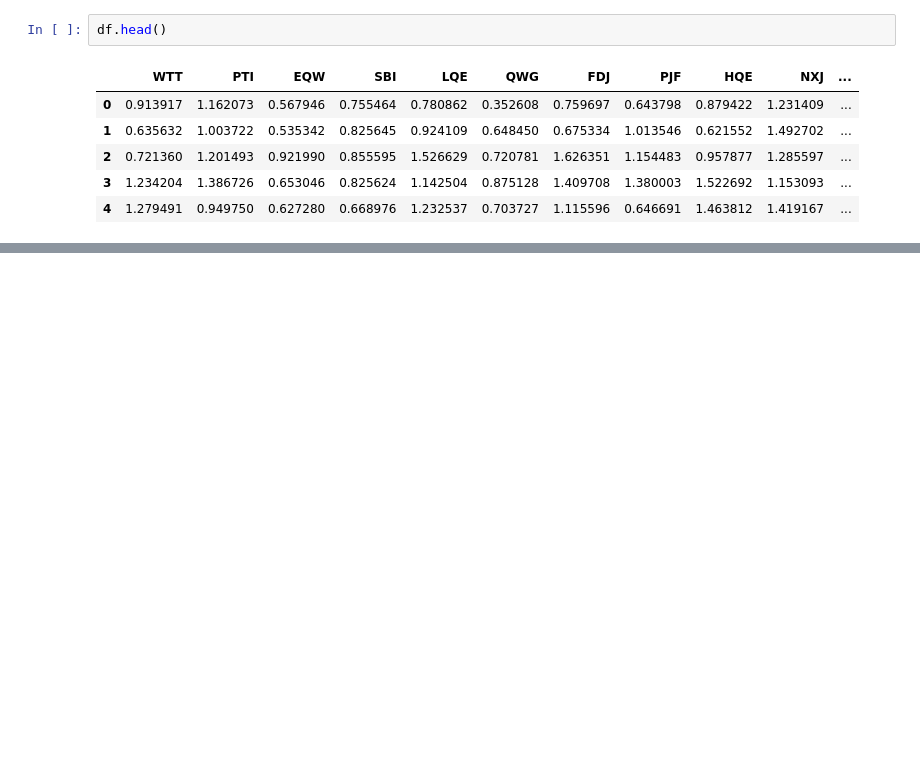
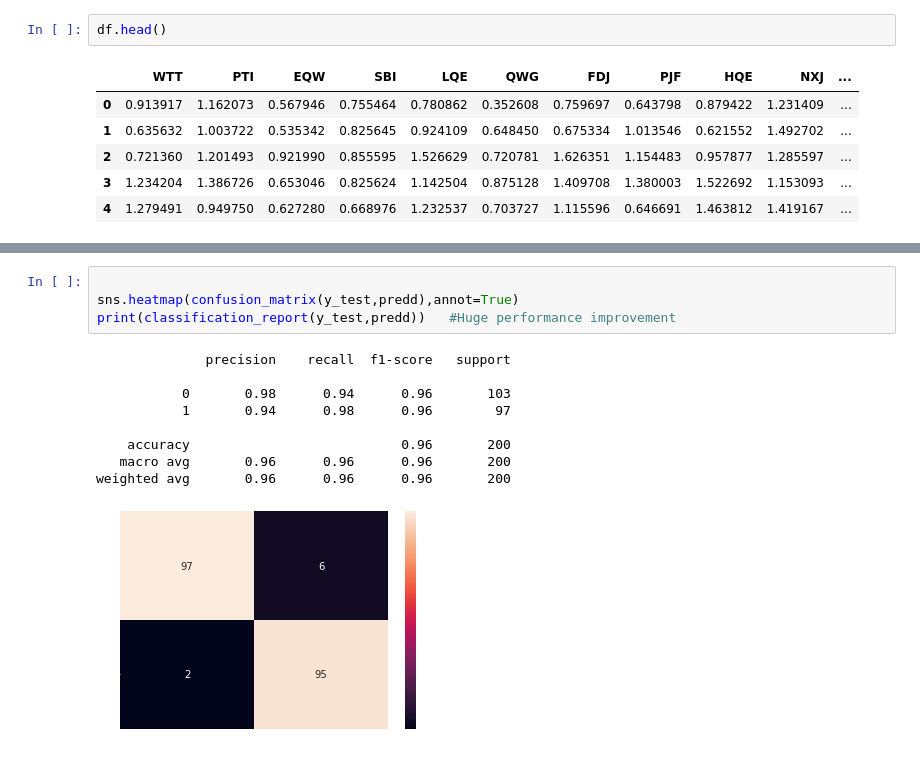
Before and after one commit to kwabena55/ML-Crash-Course, a Jupyter notebook: 33.K Nearest Neighbor.ipynb, the cells around one changed output, grey strips where cells are left out. Cells and saved outputs as stored; diff of their text form; blank space fills up the shorter version.

```diff
--- a/33.K Nearest Neighbor.ipynb
+++ b/33.K Nearest Neighbor.ipynb
@@ -41,0 +141,14 @@ sns.pairplot(df)
+# %%
+
+sns.heatmap(confusion_matrix(y_test,predd),annot=True)
+print(classification_report(y_test,predd))   #Huge performance improvement
+# %% [output]
+              precision    recall  f1-score   support
+
+           0       0.98      0.94      0.96       103
+           1       0.94      0.98      0.96        97
+
+    accuracy                           0.96       200
+   macro avg       0.96      0.96      0.96       200
+weighted avg       0.96      0.96      0.96       200
+[figure, added]
```
Also changed, not shown: parts of 25 cells of this notebook.
